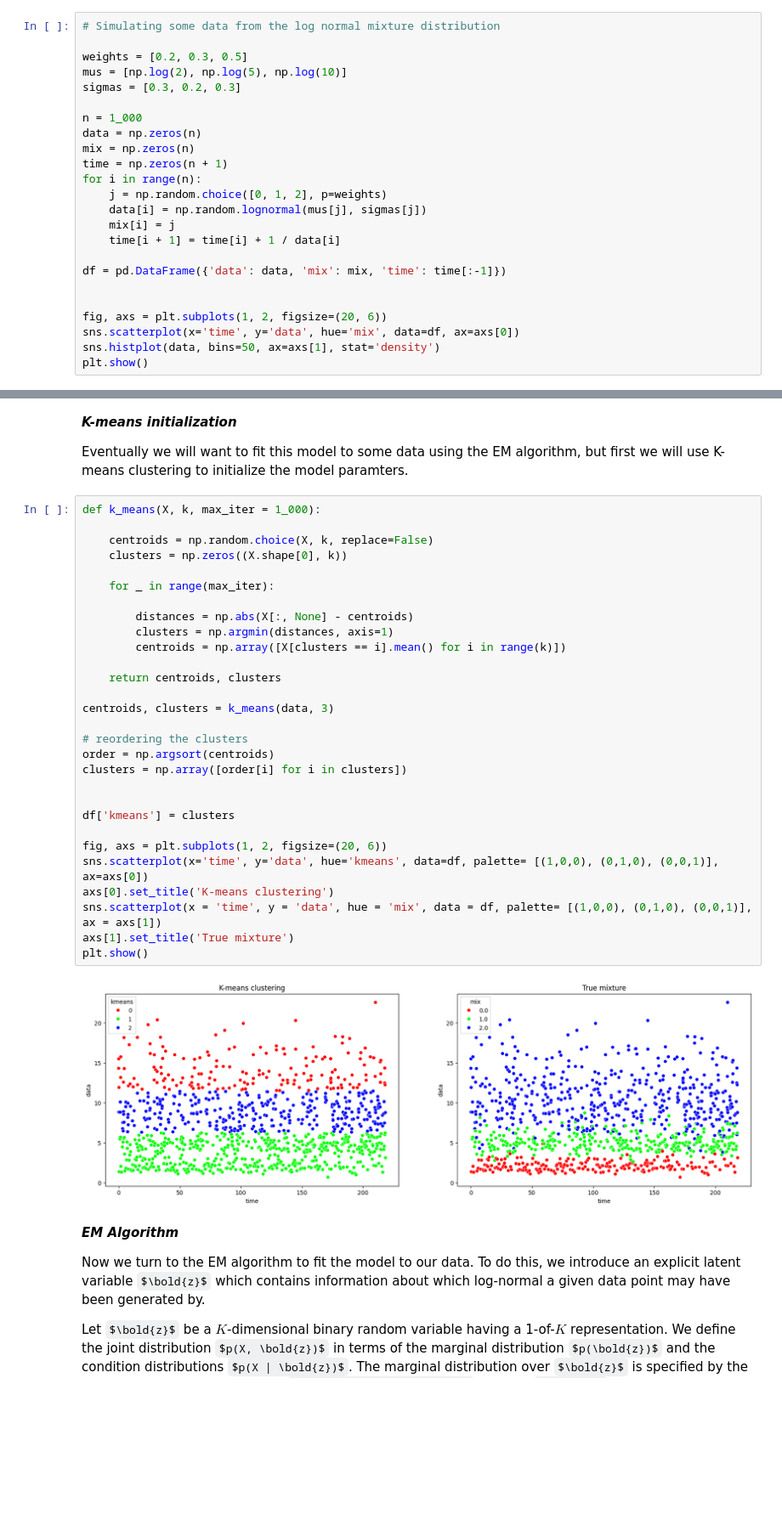
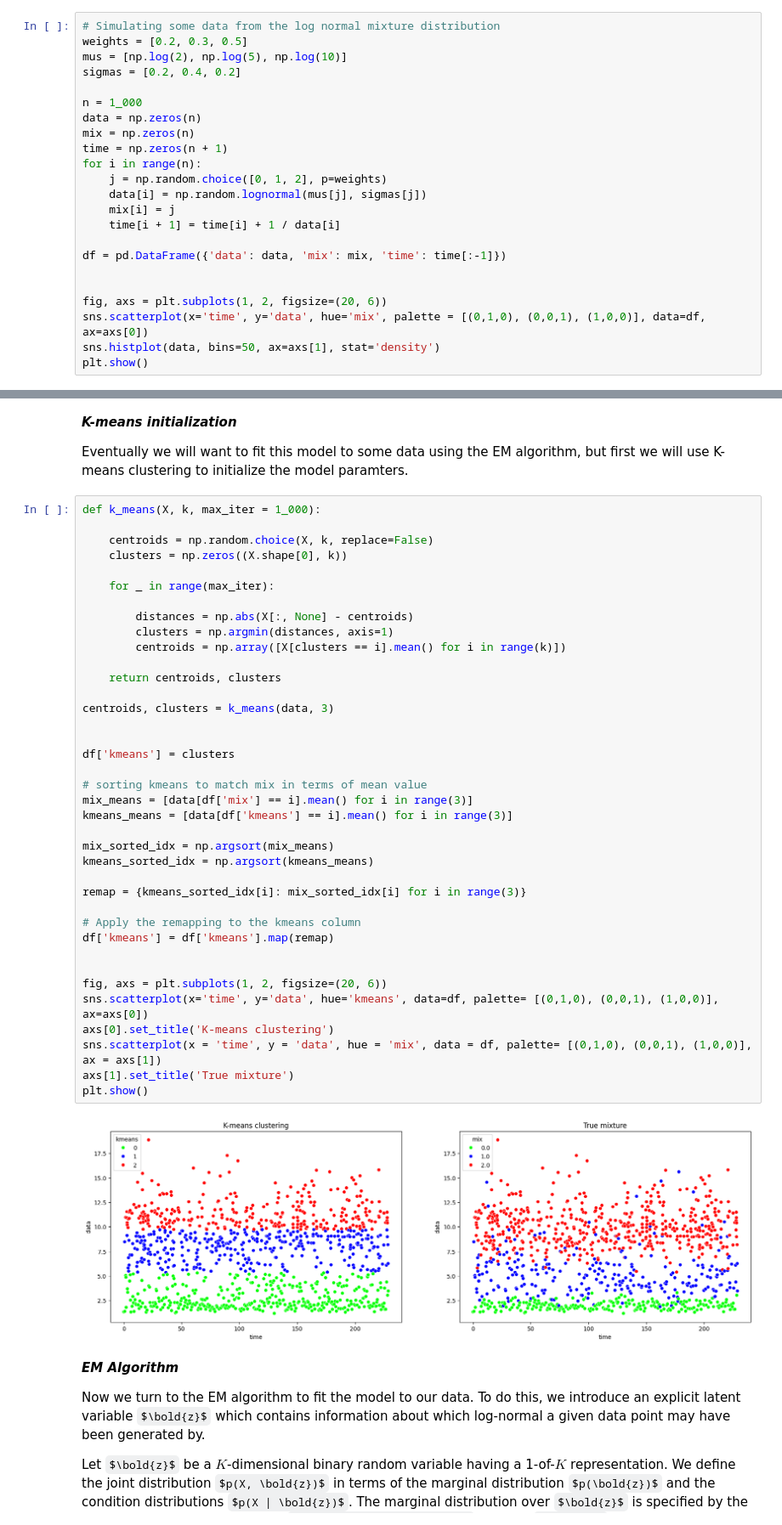
Before and after one commit to Sid-Rafilson-1617/sniff-LFP, a Jupyter notebook: EM_lognormal_mixture.ipynb, the cells around one changed output, grey strips where cells are left out. Shown at 85% size. Saved outputs shown, nothing was run; the diff lists cells and outputs as text; some formulas as TeX source; blank space fills up the shorter version.

```diff
--- a/EM_lognormal_mixture.ipynb
+++ b/EM_lognormal_mixture.ipynb
@@ -36,10 +42,9 @@ $$
 $$
 # %%
 # Simulating some data from the log normal mixture distribution
-
 weights = [0.2, 0.3, 0.5]
 mus = [np.log(2), np.log(5), np.log(10)]
-sigmas = [0.3, 0.2, 0.3]
+sigmas = [0.2, 0.4, 0.2]
 
 n = 1_000
 data = np.zeros(n)
@@ -55,7 +60,7 @@ df = pd.DataFrame({'data': data, 'mix': mix, 'time': time[:-1]})
 
 
 fig, axs = plt.subplots(1, 2, figsize=(20, 6))
-sns.scatterplot(x='time', y='data', hue='mix', data=df, ax=axs[0])
+sns.scatterplot(x='time', y='data', hue='mix', palette = [(0,1,0), (0,0,1), (1,0,0)], data=df, ax=axs[0])
 sns.histplot(data, bins=50, ax=axs[1], stat='density')
 plt.show()
 # %% [output]
@@ -67,34 +72,43 @@ Eventually we will want to fit this model to some data using the EM algorithm, b
 # %%
 def k_means(X, k, max_iter = 1_000):
 
     centroids = np.random.choice(X, k, replace=False)
     clusters = np.zeros((X.shape[0], k))
 
     for _ in range(max_iter):
 
         distances = np.abs(X[:, None] - centroids)
         clusters = np.argmin(distances, axis=1)
         centroids = np.array([X[clusters == i].mean() for i in range(k)])
 
     return centroids, clusters
 
 centroids, clusters = k_means(data, 3)
 
-# reordering the clusters
-order = np.argsort(centroids)
-clusters = np.array([order[i] for i in clusters])
-
 
 df['kmeans'] = clusters
 
+# sorting kmeans to match mix in terms of mean value
+mix_means = [data[df['mix'] == i].mean() for i in range(3)]
+kmeans_means = [data[df['kmeans'] == i].mean() for i in range(3)]
+
+mix_sorted_idx = np.argsort(mix_means)
+kmeans_sorted_idx = np.argsort(kmeans_means)
+
+remap = {kmeans_sorted_idx[i]: mix_sorted_idx[i] for i in range(3)}
+
+# Apply the remapping to the kmeans column
+df['kmeans'] = df['kmeans'].map(remap)
+
+
 fig, axs = plt.subplots(1, 2, figsize=(20, 6))
-sns.scatterplot(x='time', y='data', hue='kmeans', data=df, palette= [(1,0,0), (0,1,0), (0,0,1)], ax=axs[0])
+sns.scatterplot(x='time', y='data', hue='kmeans', data=df, palette= [(0,1,0), (0,0,1), (1,0,0)], ax=axs[0])
 axs[0].set_title('K-means clustering')
-sns.scatterplot(x = 'time', y = 'data', hue = 'mix', data = df, palette= [(1,0,0), (0,1,0), (0,0,1)], ax = axs[1])
+sns.scatterplot(x = 'time', y = 'data', hue = 'mix', data = df, palette= [(0,1,0), (0,0,1), (1,0,0)], ax = axs[1])
 axs[1].set_title('True mixture')
 plt.show()
 # %% [output]
-[figure, old version]
+[figure, new version]
 # %% [markdown]
 ***EM Algorithm***
 
```
Also changed, not shown: parts of 6 cells of this notebook.
